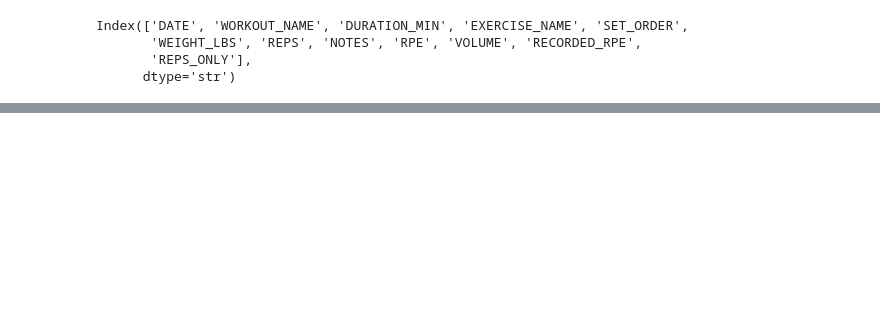
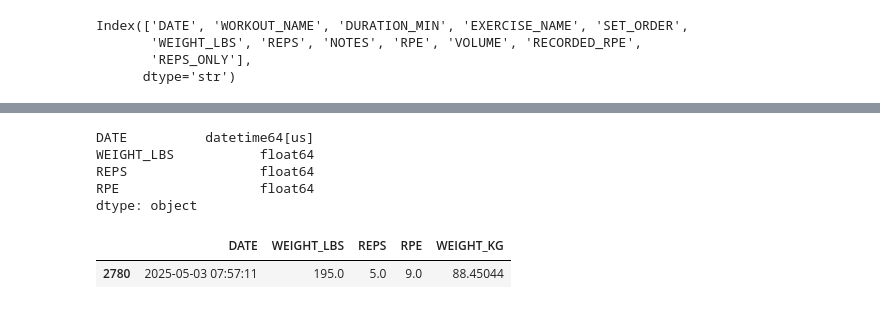
Before and after one commit to POLUX89/gym-ml-performance, a Jupyter notebook: notebooks/week2_01_numpy_basics.ipynb, the cells around one changed output, grey strips where cells are left out. Cells and saved outputs as stored; diff of their text form; code cells hidden in the pictures; blank space fills up the shorter version.

```diff
--- a/notebooks/week2_01_numpy_basics.ipynb
+++ b/notebooks/week2_01_numpy_basics.ipynb
@@ -173,0 +175,21 @@ workouts_daily
+# %%
+squat_heavy = workouts.loc[(workouts["EXERCISE_NAME"] == "Squat (Barbell)") &
+             (workouts["WEIGHT_LBS"] > 135), ["DATE", "WEIGHT_LBS", "REPS", "RPE"]]
+# %%
+squat_heavy.dtypes
+# %% [output]
+DATE          datetime64[us]
+WEIGHT_LBS           float64
+REPS                 float64
+RPE                  float64
+dtype: object
+# %%
+def lbs_to_kg(lbs):
+    return lbs * 0.453592
+
+squat_heavy["WEIGHT_KG"] = squat_heavy["WEIGHT_LBS"].apply(lbs_to_kg)
+# %%
+squat_heavy.loc[(squat_heavy["WEIGHT_LBS"] == squat_heavy["WEIGHT_LBS"].max())]
+# %% [output]
+|  | DATE | WEIGHT_LBS | REPS | RPE | WEIGHT_KG |
+| 2780 | 2025-05-03 07:57:11 | 195.0 | 5.0 | 9.0 | 88.45044 |
```
Also changed, not shown: parts of 7 cells of this notebook.
